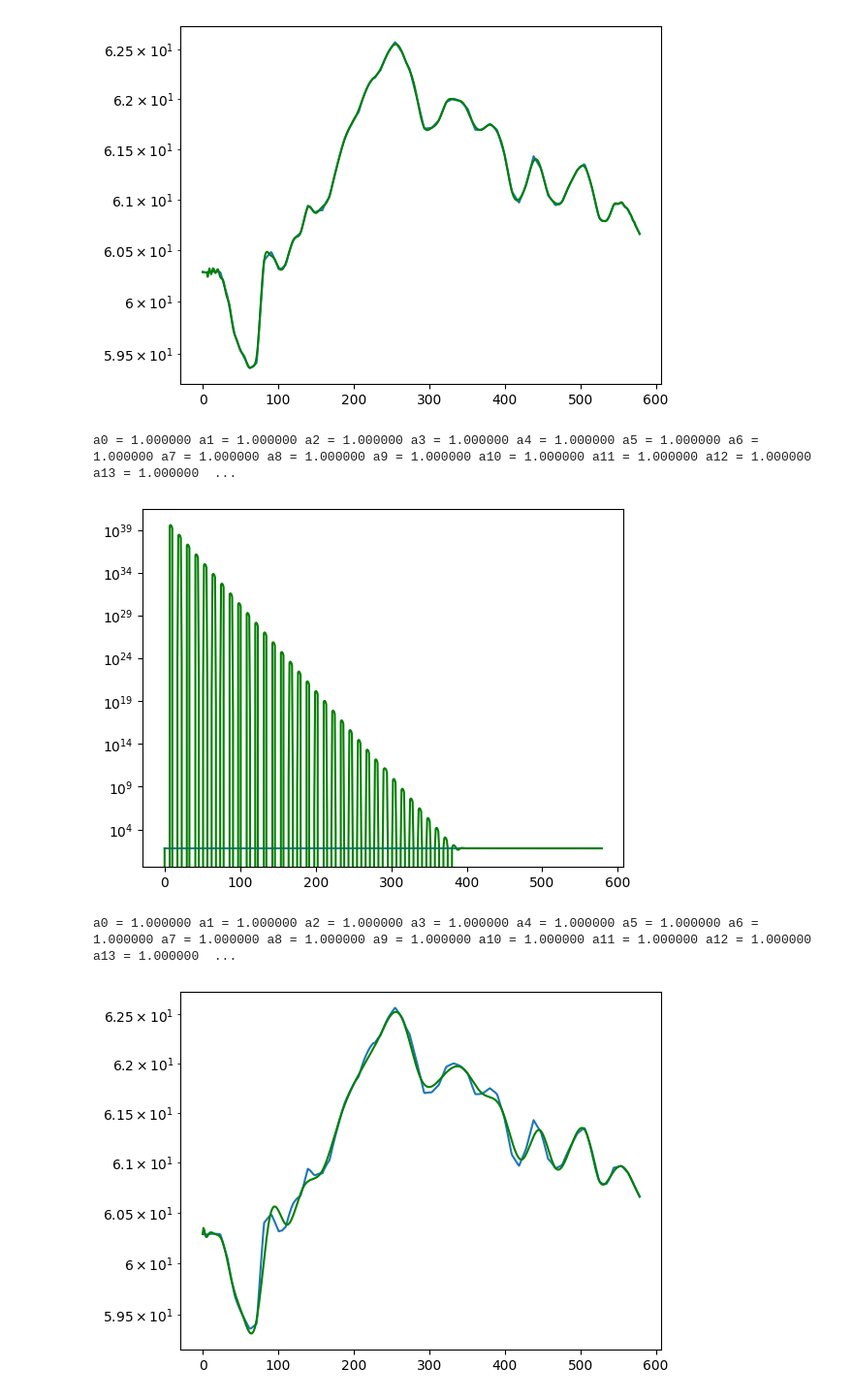
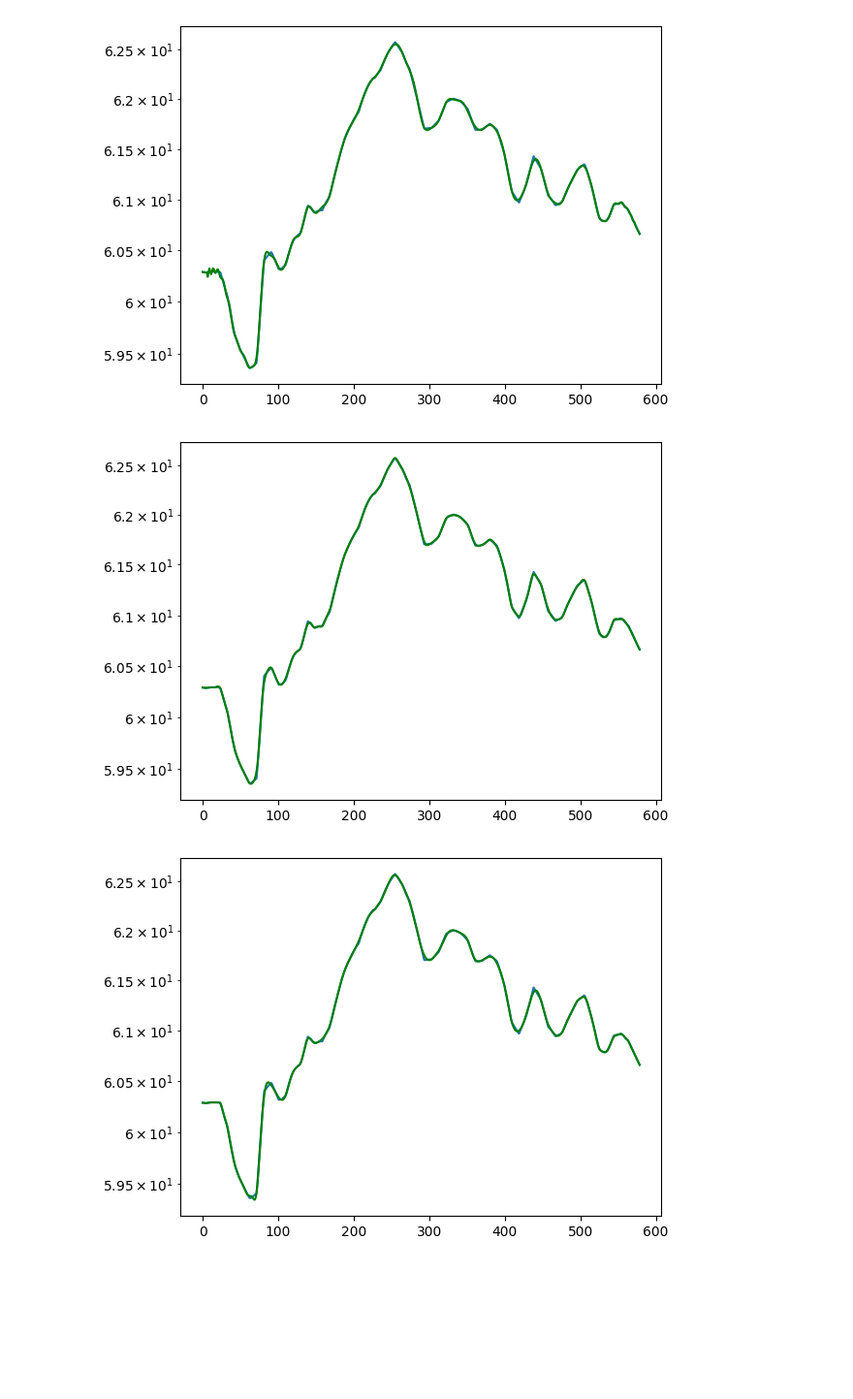
Before and after one commit to KanarekLife/NM, a Jupyter notebook: Project03/src/main.ipynb, the cells around one changed output. Shown: that part at 97% size. Saved outputs shown, nothing was run; the diff lists cells and outputs as text; code cells hidden in the pictures; blank space fills up the shorter version.

```diff
--- a/Project03/src/main.ipynb
+++ b/Project03/src/main.ipynb
@@ -6,18 +6,3 @@ POINTS = 103
 INTERPOLATION_POINTS = 512
 
 nodes = read_nodes("../data/chelm.txt")
-# %%
-import matplotlib.pyplot as plt
-from helper import *
-
-POINTS = 103
-INTERPOLATION_POINTS = 512
-
-nodes = read_nodes("../data/chelm.txt")
-
-selected_points = find_closest_nodes(nodes, linspace(nodes[0][0], nodes[-1][0], 30))
-x = linspace(nodes[0][0], nodes[-1][0], INTERPOLATION_POINTS)
-y = cubic_interpolation(selected_points, x)
-plt.plot(list(map(lambda x: x[0], nodes)), list(map(lambda x: x[1], nodes)))
-plt.plot(x, y, label="Cubic interpolation", color='green')
-plt.yscale('log')
@@ -52,16 +35,14 @@ plt.plot(list(map(lambda x: x[0], nodes)), list(map(lambda x: x[1], nodes)))
 plt.plot(x, y, color='green')
 plt.yscale('log')
 # %% [output]
-a0 = 1.000000 a1 = 1.000000 a2 = 1.000000 a3 = 1.000000 a4 = 1.000000 a5 = 1.000000 a6 = 1.000000 a7 = 1.000000 a8 = 1.000000 a9 = 1.000000 a10 = 1.000000 a11 = 1.000000 a12 = 1.000000 a13 = 1.000000  ...
-[figure, old version]
+[figure, new version]
 # %%
 # Interpolation using Chebyshev nodes
-selected_points = find_closest_nodes(nodes, chebyshev_nodes(nodes[0][0], nodes[-1][0], 33))
+selected_points = find_closest_nodes(nodes, chebyshev_nodes(nodes[0][0], nodes[-1][0], 103))
 x = linspace(nodes[0][0], nodes[-1][0], INTERPOLATION_POINTS)
 y = cubic_interpolation(selected_points, x)
 plt.plot(list(map(lambda x: x[0], nodes)), list(map(lambda x: x[1], nodes)))
 plt.plot(x, y, color='green')
 plt.yscale('log')
 # %% [output]
-a0 = 1.000000 a1 = 1.000000 a2 = 1.000000 a3 = 1.000000 a4 = 1.000000 a5 = 1.000000 a6 = 1.000000 a7 = 1.000000 a8 = 1.000000 a9 = 1.000000 a10 = 1.000000 a11 = 1.000000 a12 = 1.000000 a13 = 1.000000  ...
-[figure, old version]
+[figure, new version]
```
Also changed, not shown: parts of 4 cells of this notebook.
